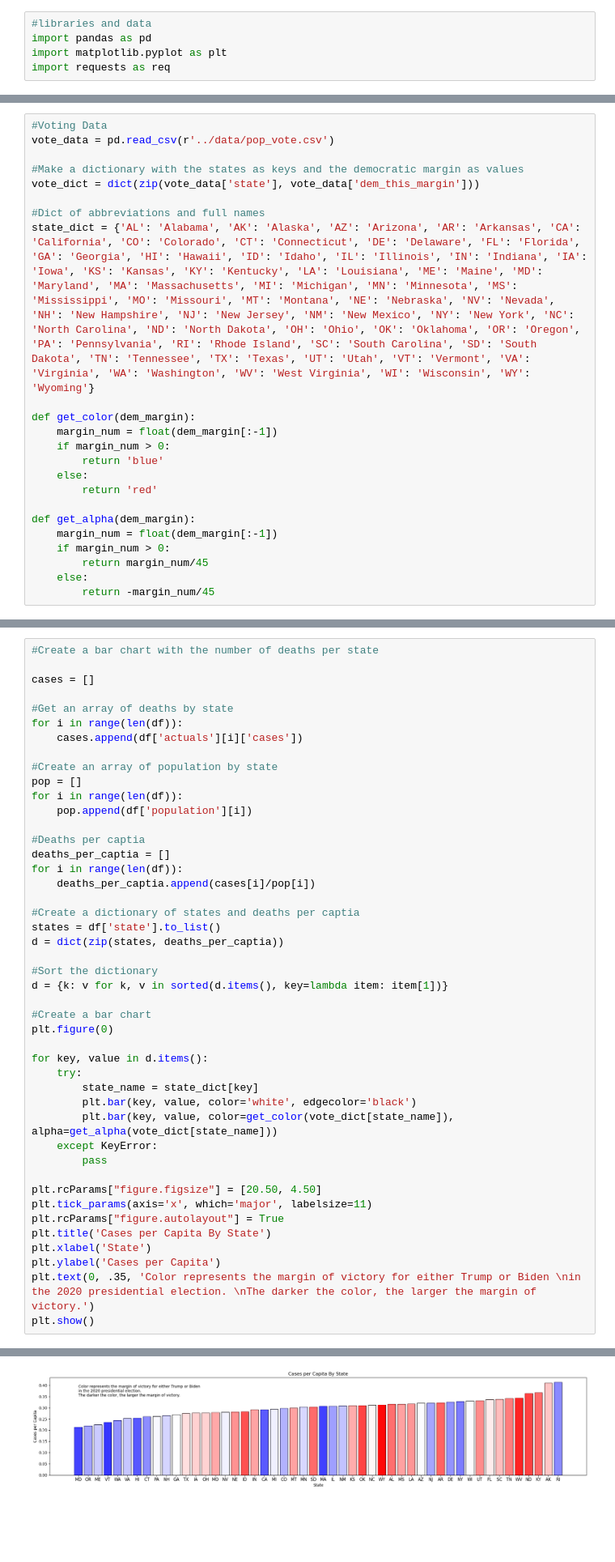
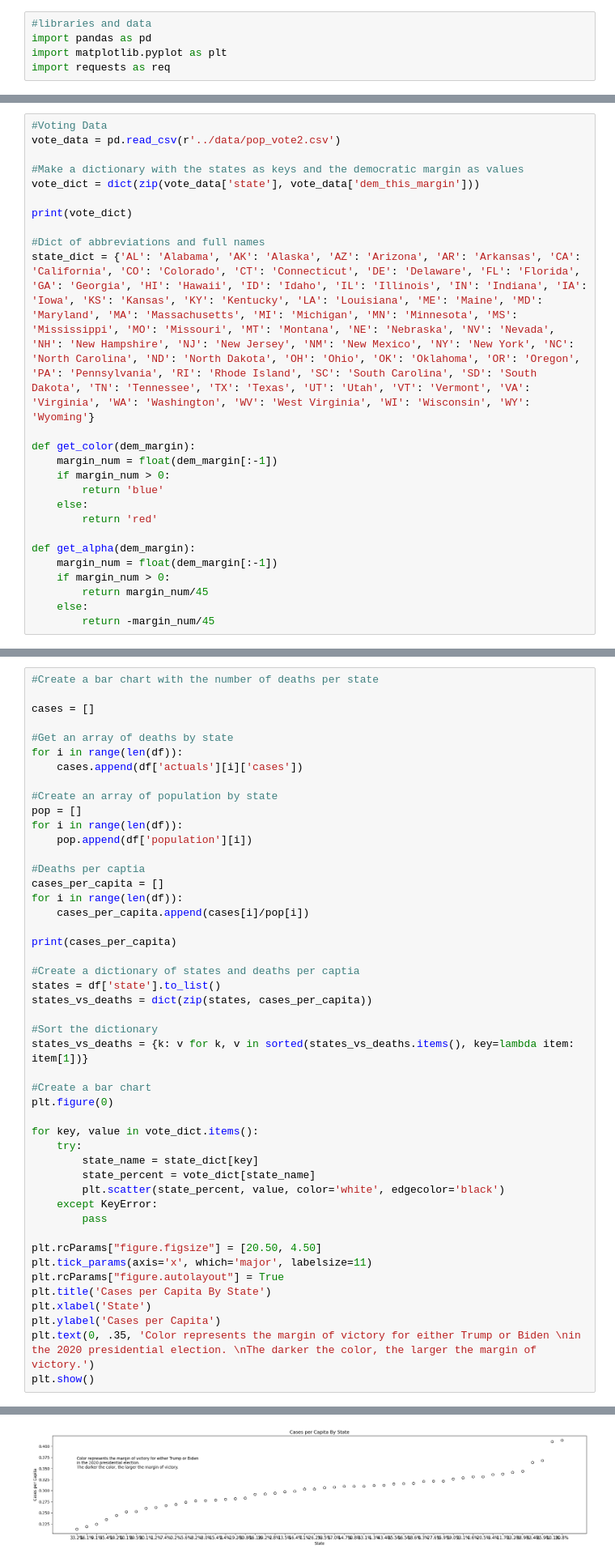
Before and after one commit to alexanderschatzberg/qr_x, a Jupyter notebook: covid-and-politics/src/covid_vs_politics.ipynb, the cells around one changed output, grey strips where cells are left out. Shown at 81% size. Drawn from its saved outputs; the diff is of its cells as text; blank space fills up the shorter version.

```diff
--- a/covid-and-politics/src/covid_vs_politics.ipynb
+++ b/covid-and-politics/src/covid_vs_politics.ipynb
@@ -16,9 +35,11 @@ df = pd.DataFrame(cov_data)
 # %%
 #Voting Data
-vote_data = pd.read_csv(r'../data/pop_vote.csv')
+vote_data = pd.read_csv(r'../data/pop_vote2.csv')
 
 #Make a dictionary with the states as keys and the democratic margin as values
 vote_dict = dict(zip(vote_data['state'], vote_data['dem_this_margin']))
+
+print(vote_dict)
 
 #Dict of abbreviations and full names
 state_dict = {'AL': 'Alabama', 'AK': 'Alaska', 'AZ': 'Arizona', 'AR': 'Arkansas', 'CA': 'California', 'CO': 'Colorado', 'CT': 'Connecticut', 'DE': 'Delaware', 'FL': 'Florida', 'GA': 'Georgia', 'HI': 'Hawaii', 'ID': 'Idaho', 'IL': 'Illinois', 'IN': 'Indiana', 'IA': 'Iowa', 'KS': 'Kansas', 'KY': 'Kentucky', 'LA': 'Louisiana', 'ME': 'Maine', 'MD': 'Maryland', 'MA': 'Massachusetts', 'MI': 'Michigan', 'MN': 'Minnesota', 'MS': 'Mississippi', 'MO': 'Missouri', 'MT': 'Montana', 'NE': 'Nebraska', 'NV': 'Nevada', 'NH': 'New Hampshire', 'NJ': 'New Jersey', 'NM': 'New Mexico', 'NY': 'New York', 'NC': 'North Carolina', 'ND': 'North Dakota', 'OH': 'Ohio', 'OK': 'Oklahoma', 'OR': 'Oregon', 'PA': 'Pennsylvania', 'RI': 'Rhode Island', 'SC': 'South Carolina', 'SD': 'South Dakota', 'TN': 'Tennessee', 'TX': 'Texas', 'UT': 'Utah', 'VT': 'Vermont', 'VA': 'Virginia', 'WA': 'Washington', 'WV': 'West Virginia', 'WI': 'Wisconsin', 'WY': 'Wyoming'}
@@ -51,25 +74,27 @@ for i in range(len(df)):
     pop.append(df['population'][i])
 
 #Deaths per captia
-deaths_per_captia = []
+cases_per_capita = []
 for i in range(len(df)):
-    deaths_per_captia.append(cases[i]/pop[i])
+    cases_per_capita.append(cases[i]/pop[i])
+
+print(cases_per_capita)
 
 #Create a dictionary of states and deaths per captia
 states = df['state'].to_list()
-d = dict(zip(states, deaths_per_captia))
+states_vs_deaths = dict(zip(states, cases_per_capita))
 
 #Sort the dictionary
-d = {k: v for k, v in sorted(d.items(), key=lambda item: item[1])}
+states_vs_deaths = {k: v for k, v in sorted(states_vs_deaths.items(), key=lambda item: item[1])}
 
 #Create a bar chart
 plt.figure(0)
 
-for key, value in d.items():
+for key, value in vote_dict.items():
     try:
         state_name = state_dict[key]
-        plt.bar(key, value, color='white', edgecolor='black')
-        plt.bar(key, value, color=get_color(vote_dict[state_name]), alpha=get_alpha(vote_dict[state_name]))
+        state_percent = vote_dict[state_name]
+        plt.scatter(state_percent, value, color='white', edgecolor='black')
     except KeyError:
         pass
 
@@ -85 +111 @@ plt.show()
-[figure, old version]
+[figure, new version]
```
Also changed, not shown: parts of 5 cells of this notebook, 1 other file.
